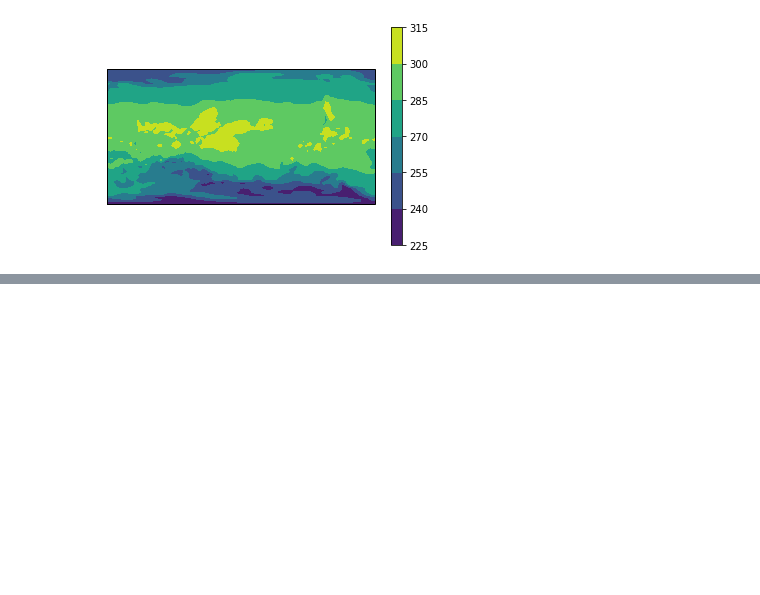
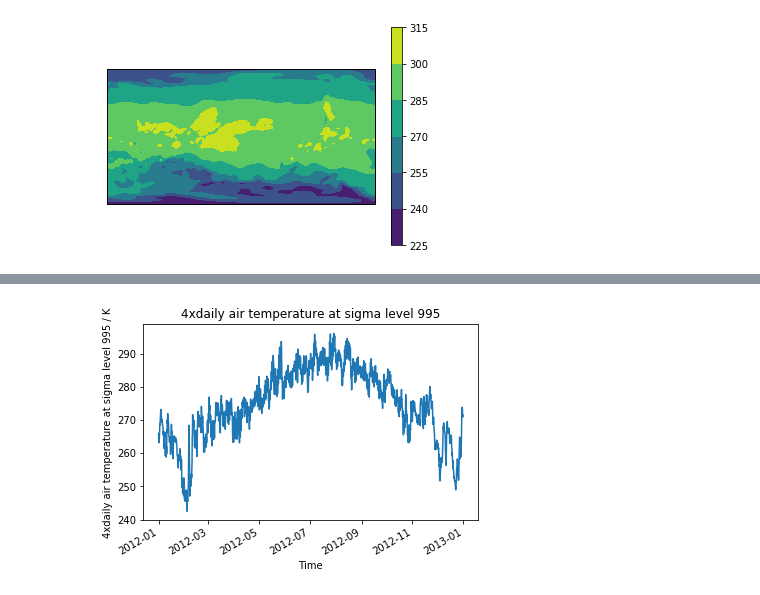
Before and after one commit to bird-house/birdhouse-workshop, a Jupyter notebook: notebooks/plotting.ipynb, the cells around one changed output, grey strips where cells are left out. Saved outputs shown, nothing was run; the diff lists cells and outputs as text; code cells hidden in the pictures; blank space fills up the shorter version.

```diff
--- a/notebooks/plotting.ipynb
+++ b/notebooks/plotting.ipynb
@@ -45,0 +68,7 @@ plt.colorbar()
+# %%
+#Code is a bit more complicated in order to fix issue with dates formating
+fig = plt.figure()
+qplt.plot(temperature[:,10,10])
+fig.autofmt_xdate()
+# %% [output]
+[figure, added]
```
Also changed, not shown: parts of 7 cells of this notebook.
